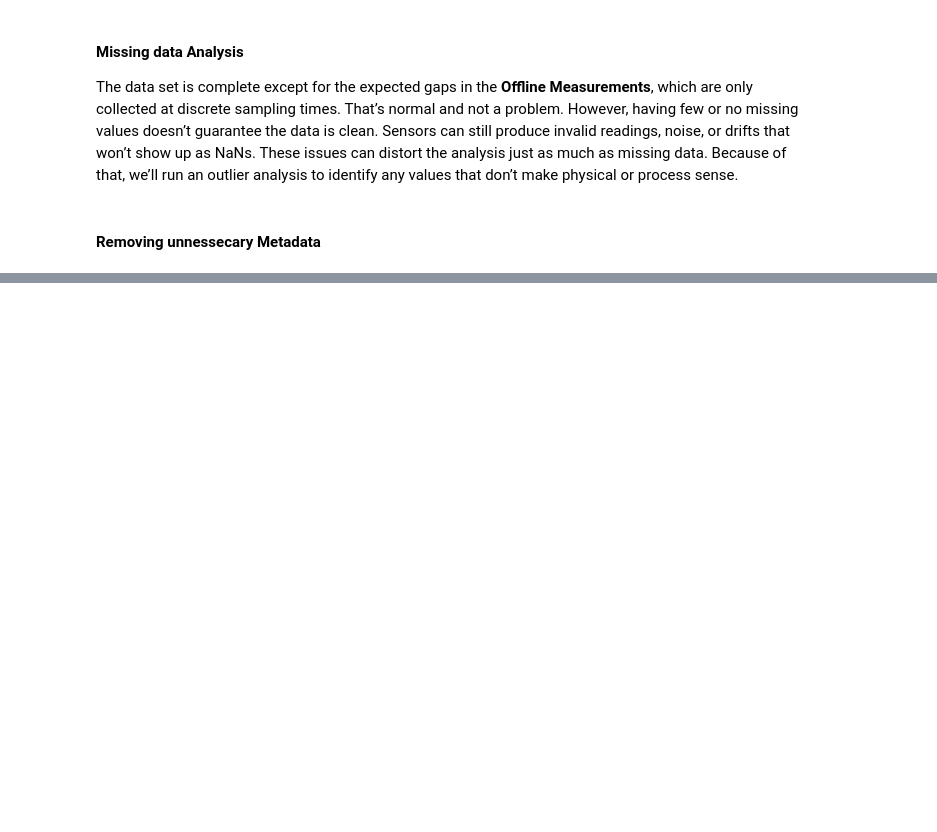
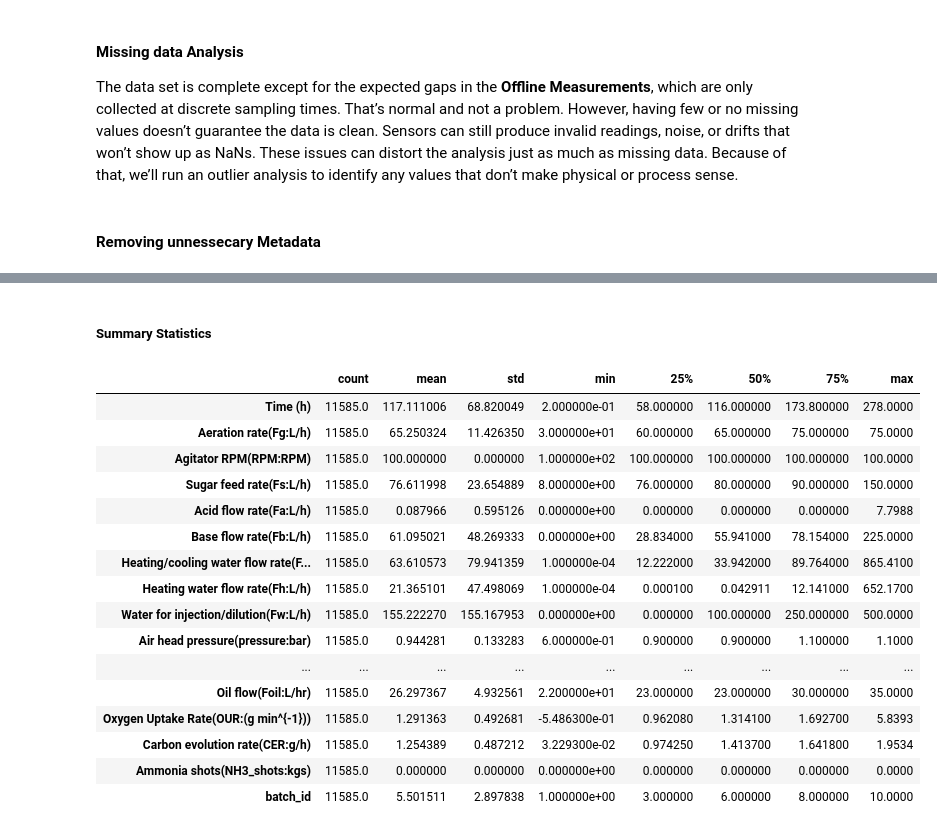
Before and after one commit to skerr17/programming-for-data-analytics, a Jupyter notebook: project/batch-data-analysis.ipynb, the cells around one changed output, grey strips where cells are left out. Cells and saved outputs as stored; diff of their text form; code cells hidden in the pictures; blank space fills up the shorter version.

```diff
--- a/project/batch-data-analysis.ipynb
+++ b/project/batch-data-analysis.ipynb
@@ -599,0 +639,23 @@ Depending on the data type and scenario different approaches are typically follo
+# %% [markdown]
+##### Summary Statistics
+# %%
+summary_stats = online_data.describe().T
+summary_stats
+# %% [output]
+|  | count | mean | std | min | 25% | 50% | 75% | max |
+| Time (h) | 11585.0 | 117.111006 | 68.820049 | 2.000000e-01 | 58.000000 | 116.000000 | 173.800000 | 278.0000 |
+| Aeration rate(Fg:L/h) | 11585.0 | 65.250324 | 11.426350 | 3.000000e+01 | 60.000000 | 65.000000 | 75.000000 | 75.0000 |
+| Agitator RPM(RPM:RPM) | 11585.0 | 100.000000 | 0.000000 | 1.000000e+02 | 100.000000 | 100.000000 | 100.000000 | 100.0000 |
+| Sugar feed rate(Fs:L/h) | 11585.0 | 76.611998 | 23.654889 | 8.000000e+00 | 76.000000 | 80.000000 | 90.000000 | 150.0000 |
+| Acid flow rate(Fa:L/h) | 11585.0 | 0.087966 | 0.595126 | 0.000000e+00 | 0.000000 | 0.000000 | 0.000000 | 7.7988 |
+| Base flow rate(Fb:L/h) | 11585.0 | 61.095021 | 48.269333 | 0.000000e+00 | 28.834000 | 55.941000 | 78.154000 | 225.0000 |
+| Heating/cooling water flow rate(F... | 11585.0 | 63.610573 | 79.941359 | 1.000000e-04 | 12.222000 | 33.942000 | 89.764000 | 865.4100 |
+| Heating water flow rate(Fh:L/h) | 11585.0 | 21.365101 | 47.498069 | 1.000000e-04 | 0.000100 | 0.042911 | 12.141000 | 652.1700 |
+| Water for injection/dilution(Fw:L/h) | 11585.0 | 155.222270 | 155.167953 | 0.000000e+00 | 0.000000 | 100.000000 | 250.000000 | 500.0000 |
+| Air head pressure(pressure:bar) | 11585.0 | 0.944281 | 0.133283 | 6.000000e-01 | 0.900000 | 0.900000 | 1.100000 | 1.1000 |
+| ... | ... | ... | ... | ... | ... | ... | ... | ... |
+| Oil flow(Foil:L/hr) | 11585.0 | 26.297367 | 4.932561 | 2.200000e+01 | 23.000000 | 23.000000 | 30.000000 | 35.0000 |
+| Oxygen Uptake Rate(OUR:(g min^{-1})) | 11585.0 | 1.291363 | 0.492681 | -5.486300e-01 | 0.962080 | 1.314100 | 1.692700 | 5.8393 |
+| Carbon evolution rate(CER:g/h) | 11585.0 | 1.254389 | 0.487212 | 3.229300e-02 | 0.974250 | 1.413700 | 1.641800 | 1.9534 |
+| Ammonia shots(NH3_shots:kgs) | 11585.0 | 0.000000 | 0.000000 | 0.000000e+00 | 0.000000 | 0.000000 | 0.000000 | 0.0000 |
+| batch_id | 11585.0 | 5.501511 | 2.897838 | 1.000000e+00 | 3.000000 | 6.000000 | 8.000000 | 10.0000 |
```
Also changed, not shown: parts of 7 cells of this notebook.
